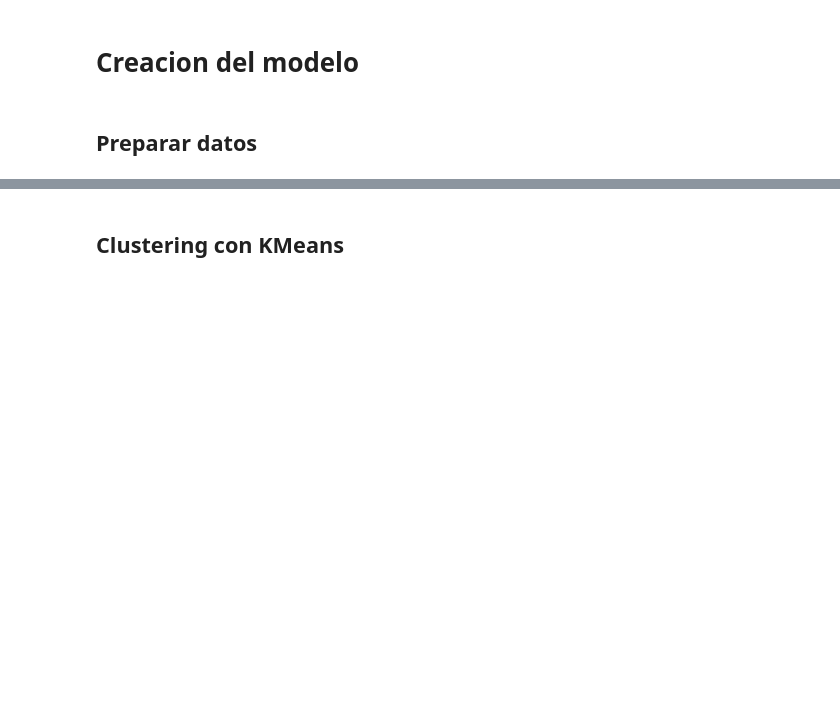
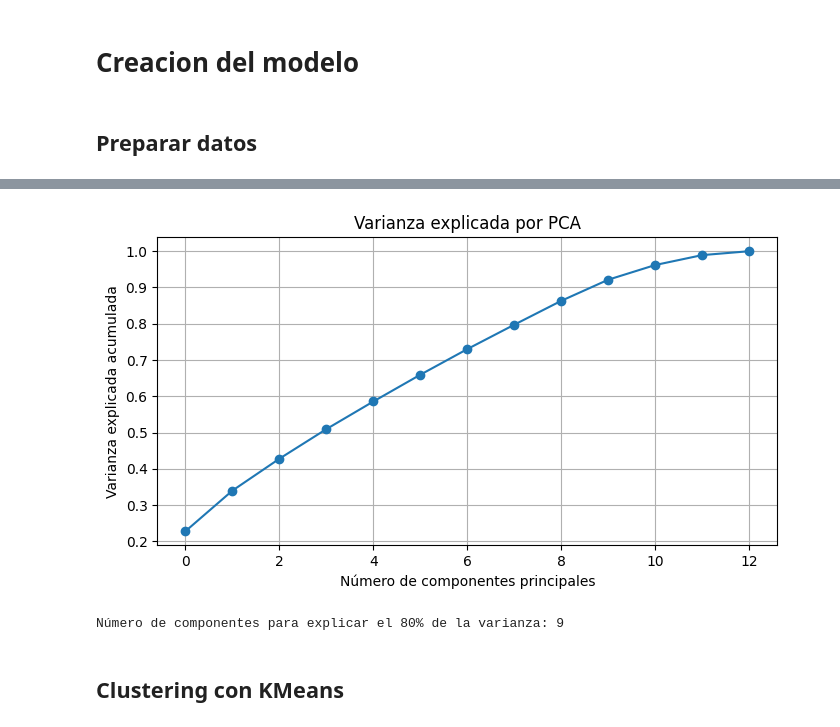
Before and after one commit to AndresChacon00/SongRecommenderAI, a Jupyter notebook: eda.ipynb, the cells around one changed output, grey strips where cells are left out. Saved outputs shown, nothing was run; the diff lists cells and outputs as text; code cells hidden in the pictures; blank space fills up the shorter version.

```diff
--- a/eda.ipynb
+++ b/eda.ipynb
@@ -255,3 +278,26 @@ X_test = scaler.transform(test_data[features])
+# %%
+# Reducir dimensionalidad con PCA
+from sklearn.decomposition import PCA
+pca = PCA(n_components=None)
+
+X_scaled = scaler.fit_transform(data[features])
+pca.fit(X_scaled)
+
+# Graficar la varianza explicada por cada componente
+plt.figure(figsize=(8, 4))
+plt.plot(np.cumsum(pca.explained_variance_ratio_), marker="o")
+plt.xlabel("Número de componentes principales")
+plt.ylabel("Varianza explicada acumulada")
+plt.title("Varianza explicada por PCA")
+plt.grid(True)
+plt.show()
+
+# Elegir el número de componentes
+n_components = np.argmax(np.cumsum(pca.explained_variance_ratio_) >= 0.8) + 1
+print(f"Número de componentes para explicar el 80% de la varianza: {n_components}")
+# %% [output]
+[figure, added]
+Número de componentes para explicar el 80% de la varianza: 9
 # %% [markdown]
 ## Clustering con KMeans
 # %% [markdown]
```
Also changed, not shown: parts of 10 cells of this notebook.
